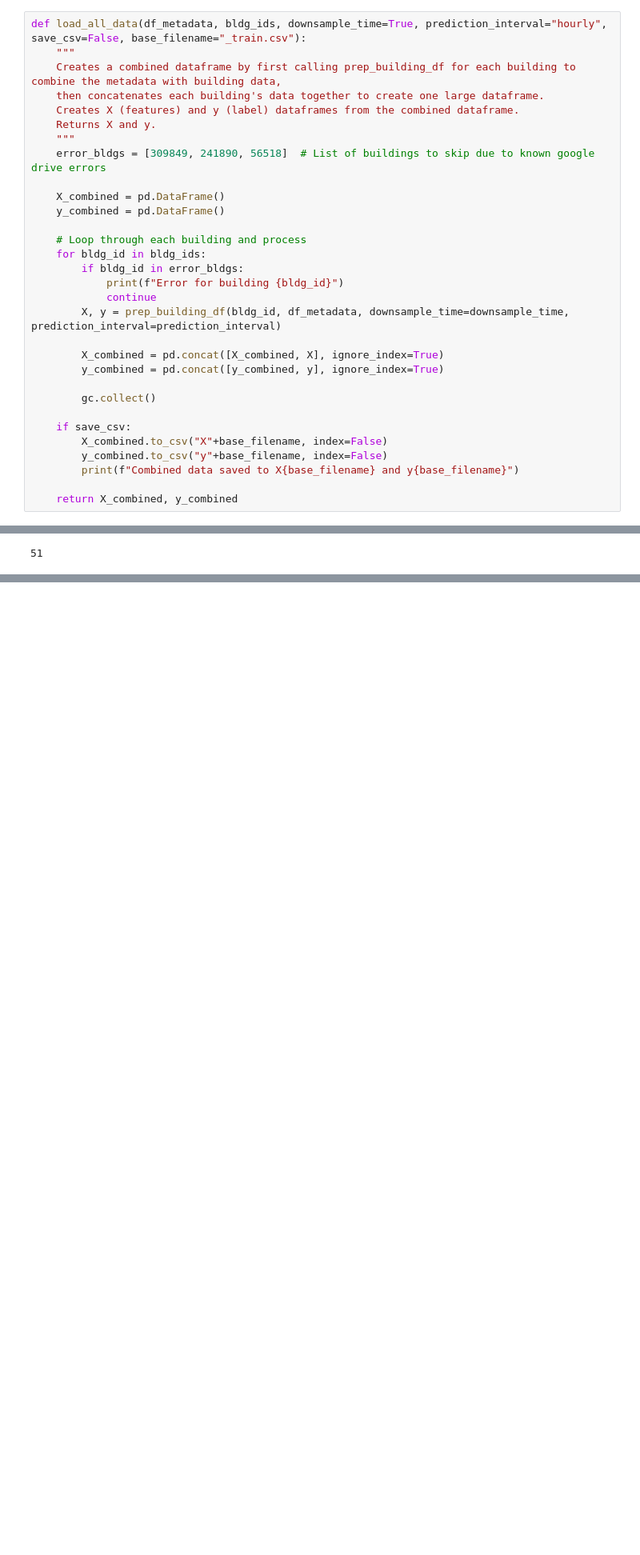
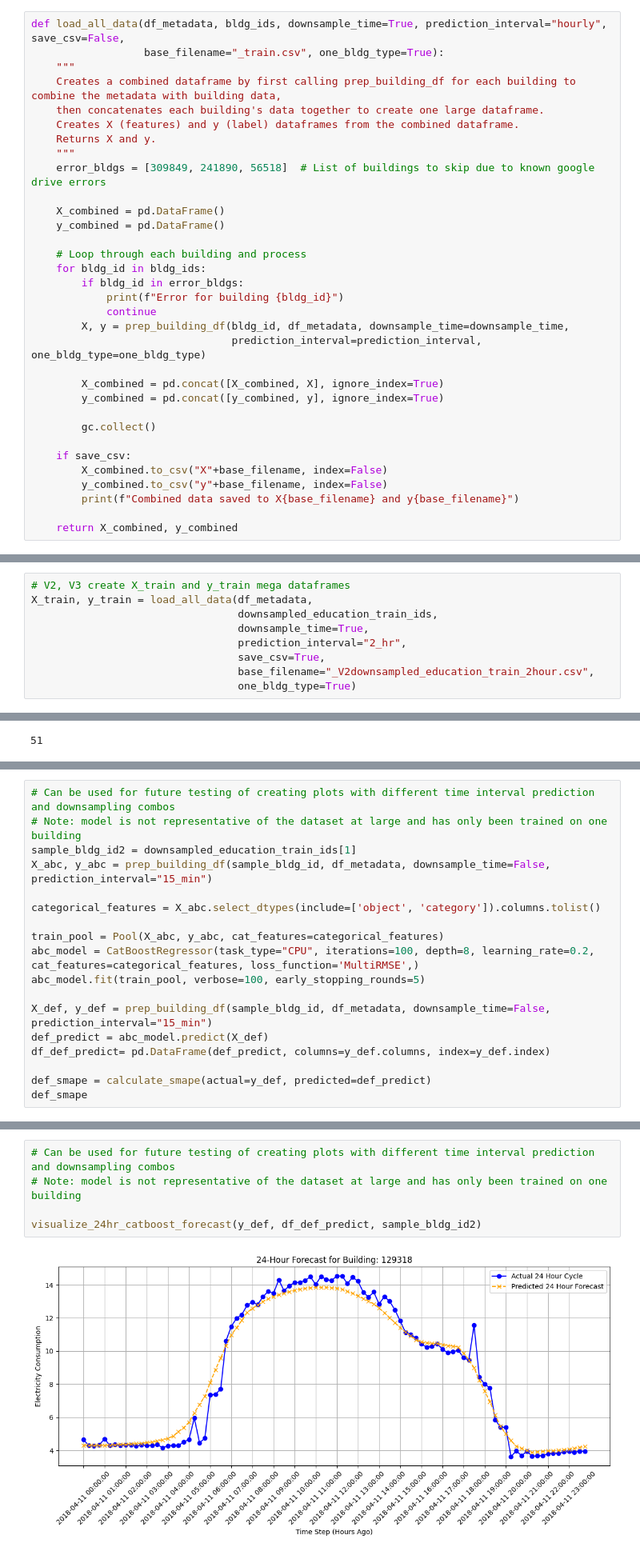
Before and after one commit to mainoahmuna/FermataEnergy_BTTStudio, a Jupyter notebook: src/advanced_models/gradient_boosted_catboost.ipynb, the cells around one changed output, grey strips where cells are left out. Shown at 80% size. Cells and saved outputs as stored; diff of their text form; blank space fills up the shorter version.

```diff
--- a/src/advanced_models/gradient_boosted_catboost.ipynb
+++ b/src/advanced_models/gradient_boosted_catboost.ipynb
@@ -205,7 +213,8 @@ def prep_building_df(bldg_id, df_metadata, downsample_time=True, prediction_inte
 
     return X, y
 # %%
-def load_all_data(df_metadata, bldg_ids, downsample_time=True, prediction_interval="hourly", save_csv=False, base_filename="_train.csv"):
+def load_all_data(df_metadata, bldg_ids, downsample_time=True, prediction_interval="hourly", save_csv=False,
+                  base_filename="_train.csv", one_bldg_type=True):
     """
     Creates a combined dataframe by first calling prep_building_df for each building to combine the metadata with building data,
     then concatenates each building's data together to create one large dataframe.
@@ -222,7 +231,8 @@ def load_all_data(df_metadata, bldg_ids, downsample_time=True, prediction_interv
         if bldg_id in error_bldgs:
             print(f"Error for building {bldg_id}")
             continue
-        X, y = prep_building_df(bldg_id, df_metadata, downsample_time=downsample_time, prediction_interval=prediction_interval)
+        X, y = prep_building_df(bldg_id, df_metadata, downsample_time=downsample_time,
+                                prediction_interval=prediction_interval, one_bldg_type=one_bldg_type)
 
         X_combined = pd.concat([X_combined, X], ignore_index=True)
         y_combined = pd.concat([y_combined, y], ignore_index=True)
@@ -306,0 +306,9 @@ Combined data saved to X_V2downsampled_education_train_2hour.csv and y_V2downsam
+# %%
+# V2, V3 create X_train and y_train mega dataframes
+X_train, y_train = load_all_data(df_metadata,
+                                 downsampled_education_train_ids,
+                                 downsample_time=True,
+                                 prediction_interval="2_hr",
+                                 save_csv=True,
+                                 base_filename="_V2downsampled_education_train_2hour.csv",
+                                 one_bldg_type=True)
@@ -642,0 +781,18 @@ Name: out.electricity.total.energy_consumption, Length: 8735, dtype: float64
+# %%
+# Can be used for future testing of creating plots with different time interval prediction and downsampling combos
+# Note: model is not representative of the dataset at large and has only been trained on one building
+sample_bldg_id2 = downsampled_education_train_ids[1]
+X_abc, y_abc = prep_building_df(sample_bldg_id, df_metadata, downsample_time=False, prediction_interval="15_min")
+
+categorical_features = X_abc.select_dtypes(include=['object', 'category']).columns.tolist()
+
+train_pool = Pool(X_abc, y_abc, cat_features=categorical_features)
+abc_model = CatBoostRegressor(task_type="CPU", iterations=100, depth=8, learning_rate=0.2, cat_features=categorical_features, loss_function='MultiRMSE',)
+abc_model.fit(train_pool, verbose=100, early_stopping_rounds=5)
+
+X_def, y_def = prep_building_df(sample_bldg_id, df_metadata, downsample_time=False, prediction_interval="15_min")
+def_predict = abc_model.predict(X_def)
+df_def_predict= pd.DataFrame(def_predict, columns=y_def.columns, index=y_def.index)
+
+def_smape = calculate_smape(actual=y_def, predicted=def_predict)
+def_smape
@@ -642,0 +803,7 @@ Name: out.electricity.total.energy_consumption, Length: 8735, dtype: float64
+# %%
+# Can be used for future testing of creating plots with different time interval prediction and downsampling combos
+# Note: model is not representative of the dataset at large and has only been trained on one building
+
+visualize_24hr_catboost_forecast(y_def, df_def_predict, sample_bldg_id2)
+# %% [output]
+[figure, added]
```
Also changed, not shown: parts of 26 cells of this notebook, 1 other file.
